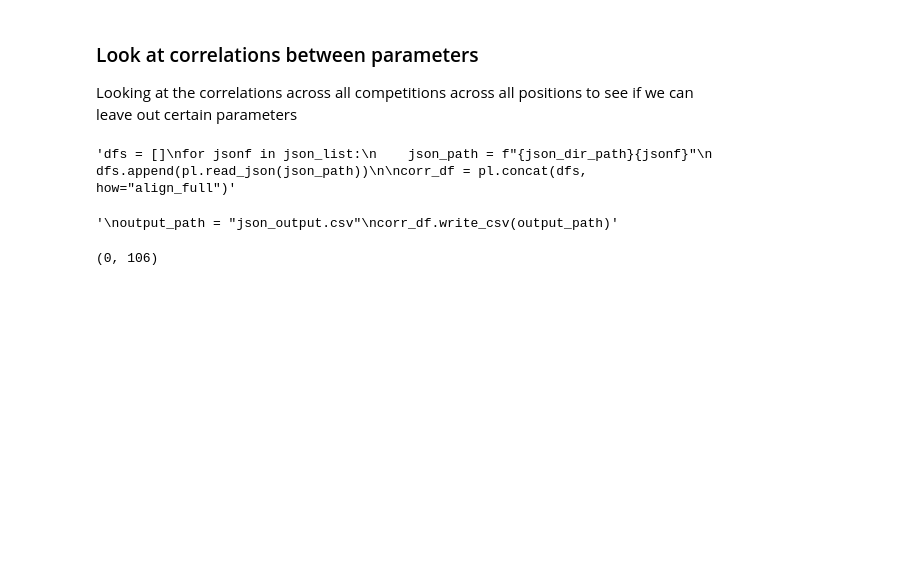
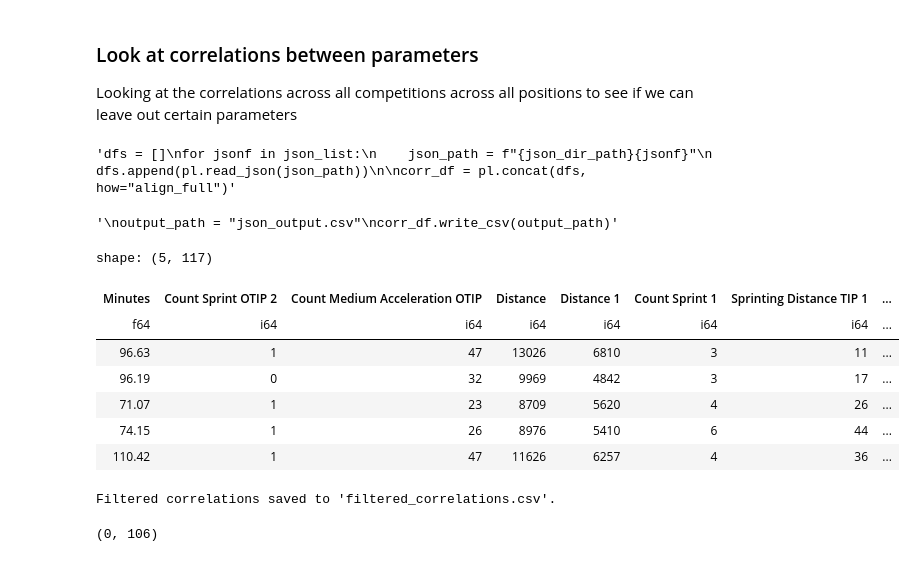
Before and after one commit to ihosten/internship_club_brugge, a Jupyter notebook: start_project/exploratory_analysis.ipynb, the cells around one changed output. Drawn from its saved outputs; the diff is of its cells as text; code cells hidden in the pictures; blank space fills up the shorter version.

```diff
--- a/start_project/exploratory_analysis.ipynb
+++ b/start_project/exploratory_analysis.ipynb
@@ -151,6 +151,18 @@ output_path = "json_output.csv"
 corr_df.write_csv(output_path)"""
 # %% [output]
 '\noutput_path = "json_output.csv"\ncorr_df.write_csv(output_path)'
+# %%
+pl.Config.set_tbl_cols(250)
+corr_df.head()
+# %% [output]
+shape: (5, 117)
+| Minutes | Count Sprint OTIP 2 | Count Medium Acceleration OTIP | Distance | Distance 1 | Count Sprint 1 | Sprinting Distance TIP 1 | ... |
+| f64 | i64 | i64 | i64 | i64 | i64 | i64 | ... |
+| 96.63 | 1 | 47 | 13026 | 6810 | 3 | 11 | ... |
+| 96.19 | 0 | 32 | 9969 | 4842 | 3 | 17 | ... |
+| 71.07 | 1 | 23 | 8709 | 5620 | 4 | 26 | ... |
+| 74.15 | 1 | 26 | 8976 | 5410 | 6 | 44 | ... |
+| 110.42 | 1 | 47 | 11626 | 6257 | 4 | 36 | ... |
 # %%
 nonull_numeric = corr_df.drop_nulls().select(cs.numeric())
 # %%
@@ -176,6 +188,8 @@ filtered_df = pl.DataFrame(filtered_data, schema=["Variable 1", "Variable 2", "C
 filtered_df.write_excel(workbook = "filtered_correlations.xlsx")
 
 print("Filtered correlations saved to 'filtered_correlations.csv'.")
+# %% [output]
+Filtered correlations saved to 'filtered_correlations.csv'.
 # %%
 nonull_numeric_np = nonull_numeric.to_numpy()
 # %%
```
Also changed, not shown: parts of 27 cells of this notebook, 3 other files.
